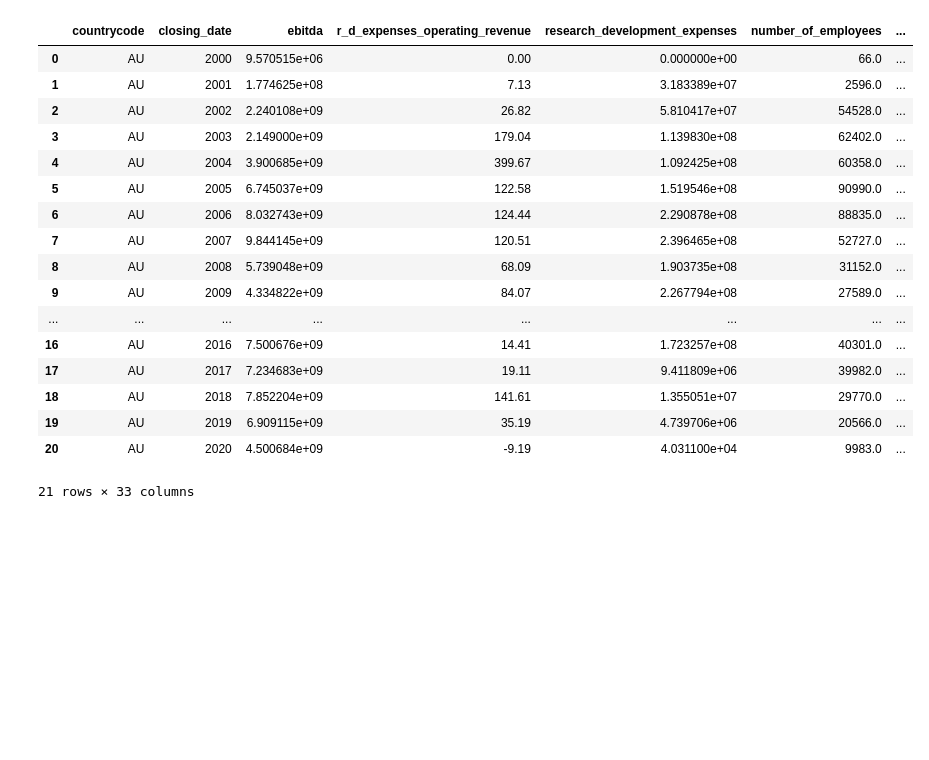
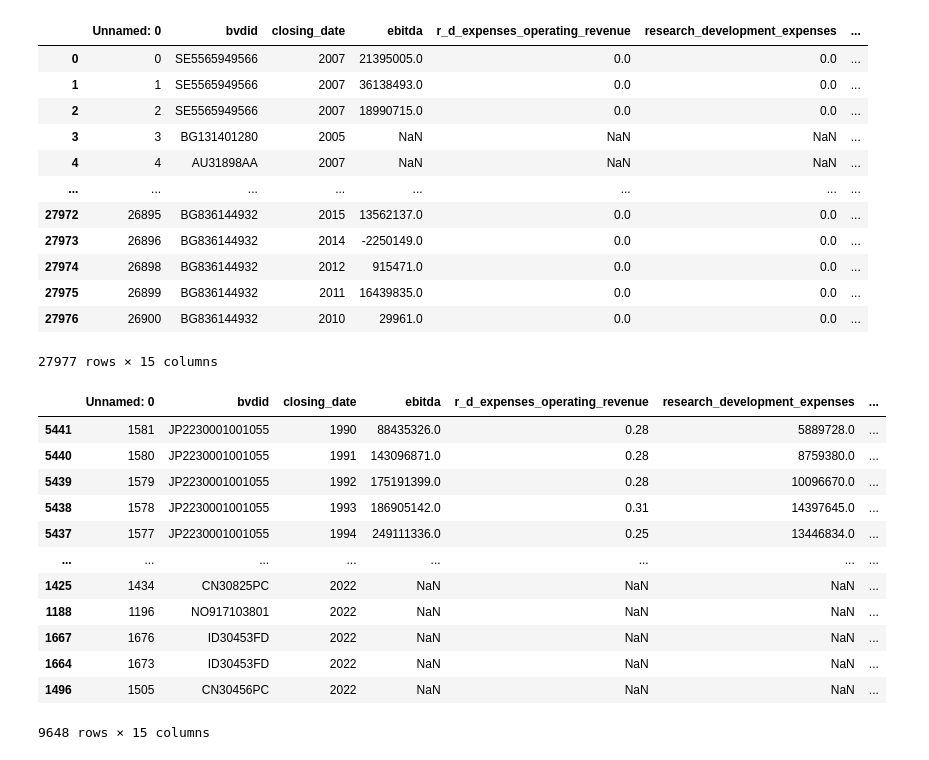
Before and after one commit to 21dubreuil/MS, a Jupyter notebook: Remplissage.ipynb, the cells around one changed output. Cells and saved outputs as stored; diff of their text form; code cells hidden in the pictures; blank space fills up the shorter version.

```diff
--- a/Remplissage.ipynb
+++ b/Remplissage.ipynb
@@ -4,29 +4,42 @@ import econtools.metrics as mt
 import econtools
 import numpy as np
 # %%
-#On charge les 4 fichiers
-df_H_target = pd.read_csv("H_target_final.csv")
-df_NH_target = pd.read_csv("NH_target_final.csv")
-df_H_acquiror = pd.read_csv("H_acquiror_final.csv")
-df_NH_acquiror = pd.read_csv("NH_acquiror_final.csv")
+# On charge les 4 fichiers non aggregate
+df_H_target = pd.read_csv('horizontal_domestic_target.csv')
+df_NH_target = pd.read_csv('non_horizontal_domestic_target.csv')
+df_H_acquiror = pd.read_csv('horizontal_domestic_acquiror.csv')
+df_NH_acquiror = pd.read_csv('non_horizontal_domestic_acquiror.csv')
+# %%
+df_H_target
+# %% [output]
+|  | Unnamed: 0 | bvdid | closing_date | ebitda | r_d_expenses_operating_revenue | research_development_expenses | ... |
+| 0 | 0 | SE5565949566 | 2007 | 21395005.0 | 0.0 | 0.0 | ... |
+| 1 | 1 | SE5565949566 | 2007 | 36138493.0 | 0.0 | 0.0 | ... |
+| 2 | 2 | SE5565949566 | 2007 | 18990715.0 | 0.0 | 0.0 | ... |
+| 3 | 3 | BG131401280 | 2005 | NaN | NaN | NaN | ... |
+| 4 | 4 | AU31898AA | 2007 | NaN | NaN | NaN | ... |
+| ... | ... | ... | ... | ... | ... | ... | ... |
+| 27972 | 26895 | BG836144932 | 2015 | 13562137.0 | 0.0 | 0.0 | ... |
+| 27973 | 26896 | BG836144932 | 2014 | -2250149.0 | 0.0 | 0.0 | ... |
+| 27974 | 26898 | BG836144932 | 2012 | 915471.0 | 0.0 | 0.0 | ... |
+| 27975 | 26899 | BG836144932 | 2011 | 16439835.0 | 0.0 | 0.0 | ... |
+| 27976 | 26900 | BG836144932 | 2010 | 29961.0 | 0.0 | 0.0 | ... |
+27977 rows × 15 columns
+# %%
+df_H_target.sort_values(by = ["closing_date"], inplace = True)
 # %%
-df_H_target[df_H_target["countrycode"] == "AU"]
+df_H_target[df_H_target["r_d_expenses_operating_revenue"] != 0]
 # %% [output]
-|  | countrycode | closing_date | ebitda | r_d_expenses_operating_revenue | research_development_expenses | number_of_employees | ... |
-| 0 | AU | 2000 | 9.570515e+06 | 0.00 | 0.000000e+00 | 66.0 | ... |
-| 1 | AU | 2001 | 1.774625e+08 | 7.13 | 3.183389e+07 | 2596.0 | ... |
-| 2 | AU | 2002 | 2.240108e+09 | 26.82 | 5.810417e+07 | 54528.0 | ... |
-| 3 | AU | 2003 | 2.149000e+09 | 179.04 | 1.139830e+08 | 62402.0 | ... |
-| 4 | AU | 2004 | 3.900685e+09 | 399.67 | 1.092425e+08 | 60358.0 | ... |
-| 5 | AU | 2005 | 6.745037e+09 | 122.58 | 1.519546e+08 | 90990.0 | ... |
-| 6 | AU | 2006 | 8.032743e+09 | 124.44 | 2.290878e+08 | 88835.0 | ... |
-| 7 | AU | 2007 | 9.844145e+09 | 120.51 | 2.396465e+08 | 52727.0 | ... |
-| 8 | AU | 2008 | 5.739048e+09 | 68.09 | 1.903735e+08 | 31152.0 | ... |
-| 9 | AU | 2009 | 4.334822e+09 | 84.07 | 2.267794e+08 | 27589.0 | ... |
+|  | Unnamed: 0 | bvdid | closing_date | ebitda | r_d_expenses_operating_revenue | research_development_expenses | ... |
+| 5441 | 1581 | JP2230001001055 | 1990 | 88435326.0 | 0.28 | 5889728.0 | ... |
+| 5440 | 1580 | JP2230001001055 | 1991 | 143096871.0 | 0.28 | 8759380.0 | ... |
+| 5439 | 1579 | JP2230001001055 | 1992 | 175191399.0 | 0.28 | 10096670.0 | ... |
+| 5438 | 1578 | JP2230001001055 | 1993 | 186905142.0 | 0.31 | 14397645.0 | ... |
+| 5437 | 1577 | JP2230001001055 | 1994 | 249111336.0 | 0.25 | 13446834.0 | ... |
 | ... | ... | ... | ... | ... | ... | ... | ... |
-| 16 | AU | 2016 | 7.500676e+09 | 14.41 | 1.723257e+08 | 40301.0 | ... |
-| 17 | AU | 2017 | 7.234683e+09 | 19.11 | 9.411809e+06 | 39982.0 | ... |
-| 18 | AU | 2018 | 7.852204e+09 | 141.61 | 1.355051e+07 | 29770.0 | ... |
-| 19 | AU | 2019 | 6.909115e+09 | 35.19 | 4.739706e+06 | 20566.0 | ... |
-| 20 | AU | 2020 | 4.500684e+09 | -9.19 | 4.031100e+04 | 9983.0 | ... |
+| 1425 | 1434 | CN30825PC | 2022 | NaN | NaN | NaN | ... |
+| 1188 | 1196 | NO917103801 | 2022 | NaN | NaN | NaN | ... |
+| 1667 | 1676 | ID30453FD | 2022 | NaN | NaN | NaN | ... |
+| 1664 | 1673 | ID30453FD | 2022 | NaN | NaN | NaN | ... |
+| 1496 | 1505 | CN30456PC | 2022 | NaN | NaN | NaN | ... |
-21 rows × 33 columns
+9648 rows × 15 columns
```
Also changed, not shown: parts of 2 cells of this notebook, 1 other file.
